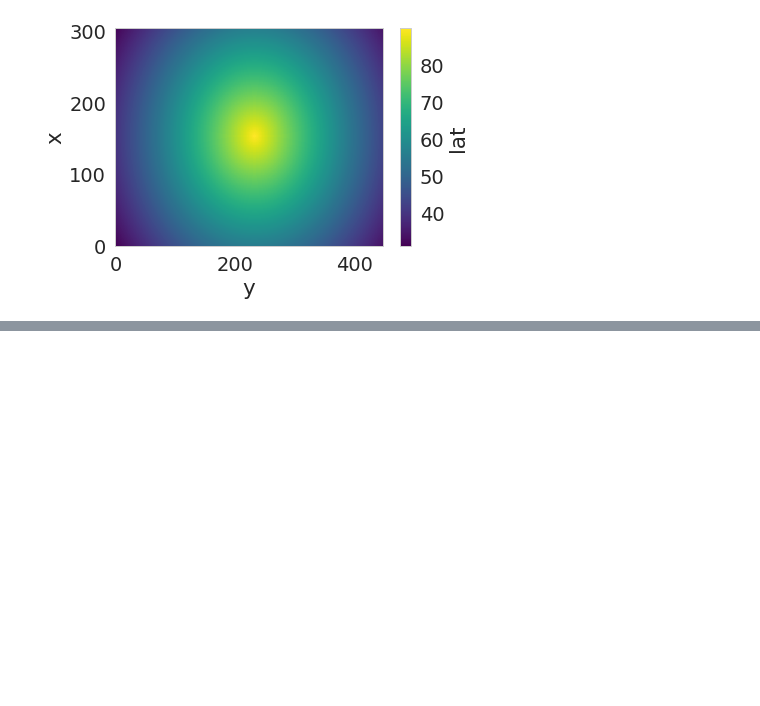
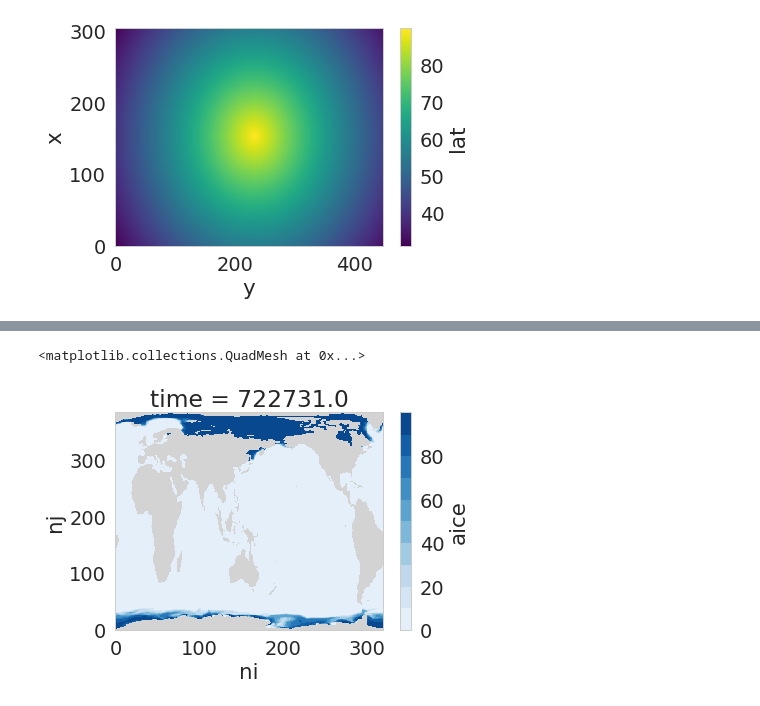
Before and after one commit to NicWayand/ESIO, a Jupyter notebook: notebooks/Regrid_CESM.ipynb, the cells around one changed output, grey strips where cells are left out. Cells and saved outputs as stored; diff of their text form; code cells hidden in the pictures; blank space fills up the shorter version.

```diff
--- a/notebooks/Regrid_CESM.ipynb
+++ b/notebooks/Regrid_CESM.ipynb
@@ -211,0 +212,5 @@ ax1.coastlines(linewidth=0.75, color='black', resolution='50m');
+# %%
+aice.isel(time=0).plot(cmap=cmap_sic)
+# %% [output]
+<matplotlib.collections.QuadMesh at 0x...>
+[figure, added]
```
Also changed, not shown: parts of 26 cells of this notebook, 1 other file.
